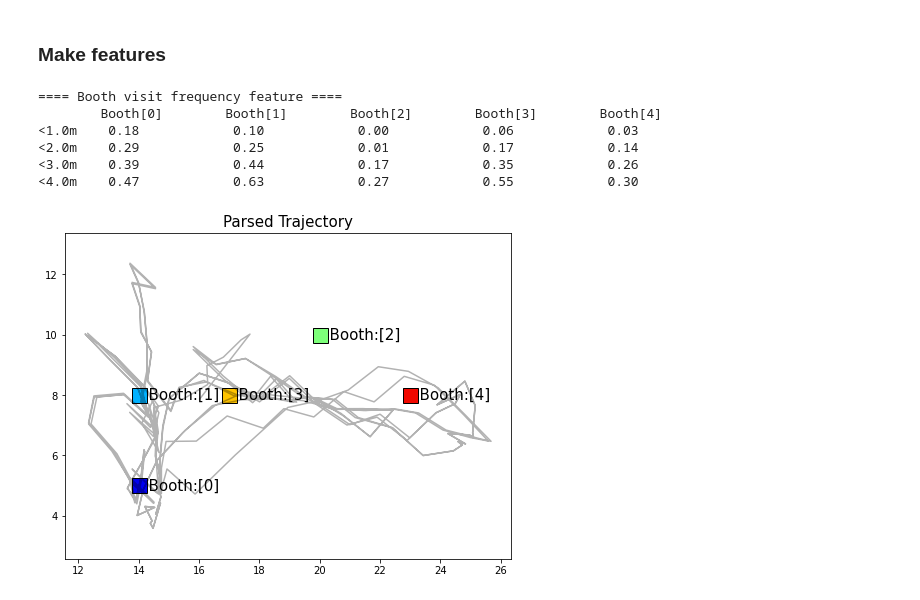
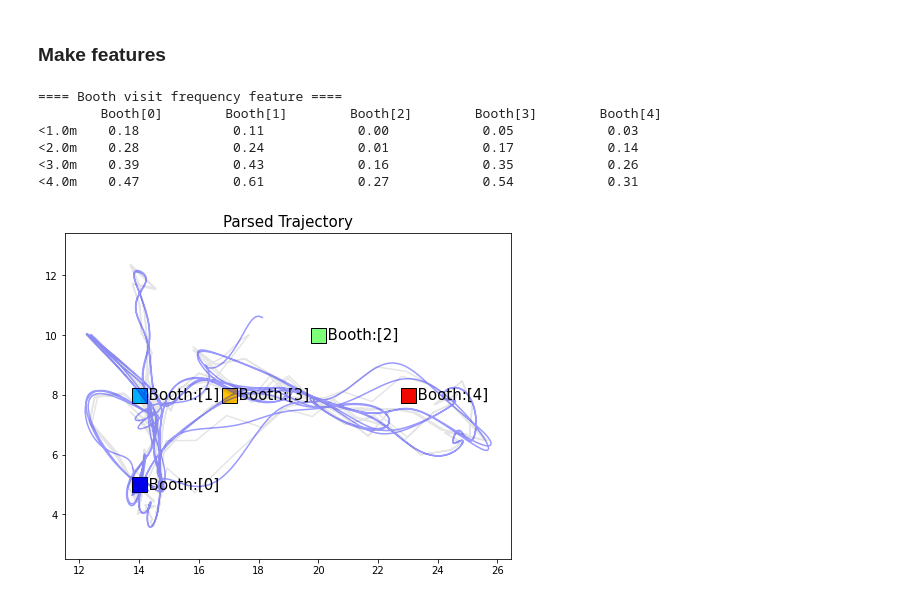
Before and after one commit to sjchoi86/ai_curation, a Jupyter notebook: demo_01_parse_traj.ipynb, the cells around one changed output. Cells and saved outputs as stored; diff of their text form; code cells hidden in the pictures.

Commit message:
feature extraction using smoothed trajectory

```diff
--- a/demo_01_parse_traj.ipynb
+++ b/demo_01_parse_traj.ipynb
@@ -244,14 +244,16 @@ booth_xys = np.array([[14,5],[14,8],[20,10],[17,8],[23,8]])
 # Distance thresholds
 d_ths = [1,2,3,4]
 
-# Loop
+# Feature representation
 n_booth = booth_xys.shape[0] # number of booths
 n_th = len(d_ths) # number of thresholds
-
 feature = np.zeros(shape=(n_booth,n_th)) # feature
 
-for tick in range(L): # for all ticks
-    xy_t = xy_traj_filtered[tick]
+
+# Loop
+L_smoothed = xy_smoothed.shape[0]
+for tick in range(L_smoothed): # for all ticks
+    xy_t = xy_smoothed[tick]
     for b_idx in range(n_booth): # for all booths
         booth_xy_b = booth_xys[b_idx]
         dist_b = np.linalg.norm(xy_t-booth_xy_b) # distance to booth
@@ -264,40 +266,41 @@ for tick in range(L): # for all ticks
             print ("tick:[%d] b_idx:[%d] xy_t:%s booth_xy:%s dist_b:[%.2f]"%
                    (tick,b_idx,xy_t,booth_xy_b,dist_b))
 # Normalize
-feature = feature / L
+feature = feature / L_smoothed
 
 # Printout feature information
 print ("==== Booth visit frequency feature ====")
 print ("\t",end= '')
 for b_idx in range(n_booth):
     print ("Booth[%d]\t"%(b_idx),end= '')
 print ("")
 for d_idx in range(n_th):
     d_th = d_ths[d_idx]
     print ("<%.1fm \t"%(d_th),end= '')
     for b_idx in range(n_booth):
         freq = feature[b_idx,d_idx]
         print (" %.2f    \t"%(freq),end= '')
     print ("")
 
 # Plot trajectory with booths
 plt.figure(figsize=(8,6))
 colors = plt.cm.jet(np.linspace(0.1,0.9,n_booth))
 for b_idx in range(n_booth):
     color = colors[b_idx]
     plt.plot(booth_xys[b_idx,0],booth_xys[b_idx,1],marker='s',
              color='k',mfc=color,ms=15,lw=5)
     plt.text(booth_xys[b_idx,0],booth_xys[b_idx,1],
              '  Booth:[%d]'%(b_idx),fontsize=15,va='center')
-plt.plot(xy_traj_filtered[:,0],xy_traj_filtered[:,1],'k-',alpha=0.3)
+plt.plot(xy_traj_filtered[:,0],xy_traj_filtered[:,1],'k-',alpha=0.1)
+plt.plot(xy_smoothed[:,0],xy_smoothed[:,1],'b-',alpha=0.4)
 plt.axis('equal')
 plt.title('Parsed Trajectory',fontsize=15)
 plt.show()
 # %% [output]
 ==== Booth visit frequency feature ====
         Booth[0]        Booth[1]        Booth[2]        Booth[3]        Booth[4]
-<1.0m    0.18            0.10            0.00            0.06            0.03
-<2.0m    0.29            0.25            0.01            0.17            0.14
-<3.0m    0.39            0.44            0.17            0.35            0.26
-<4.0m    0.47            0.63            0.27            0.55            0.30
+<1.0m    0.18            0.11            0.00            0.05            0.03
+<2.0m    0.28            0.24            0.01            0.17            0.14
+<3.0m    0.39            0.43            0.16            0.35            0.26
+<4.0m    0.47            0.61            0.27            0.54            0.31
-[figure, old version]
+[figure, new version]
```
Also changed, not shown: parts of 4 cells of this notebook.
